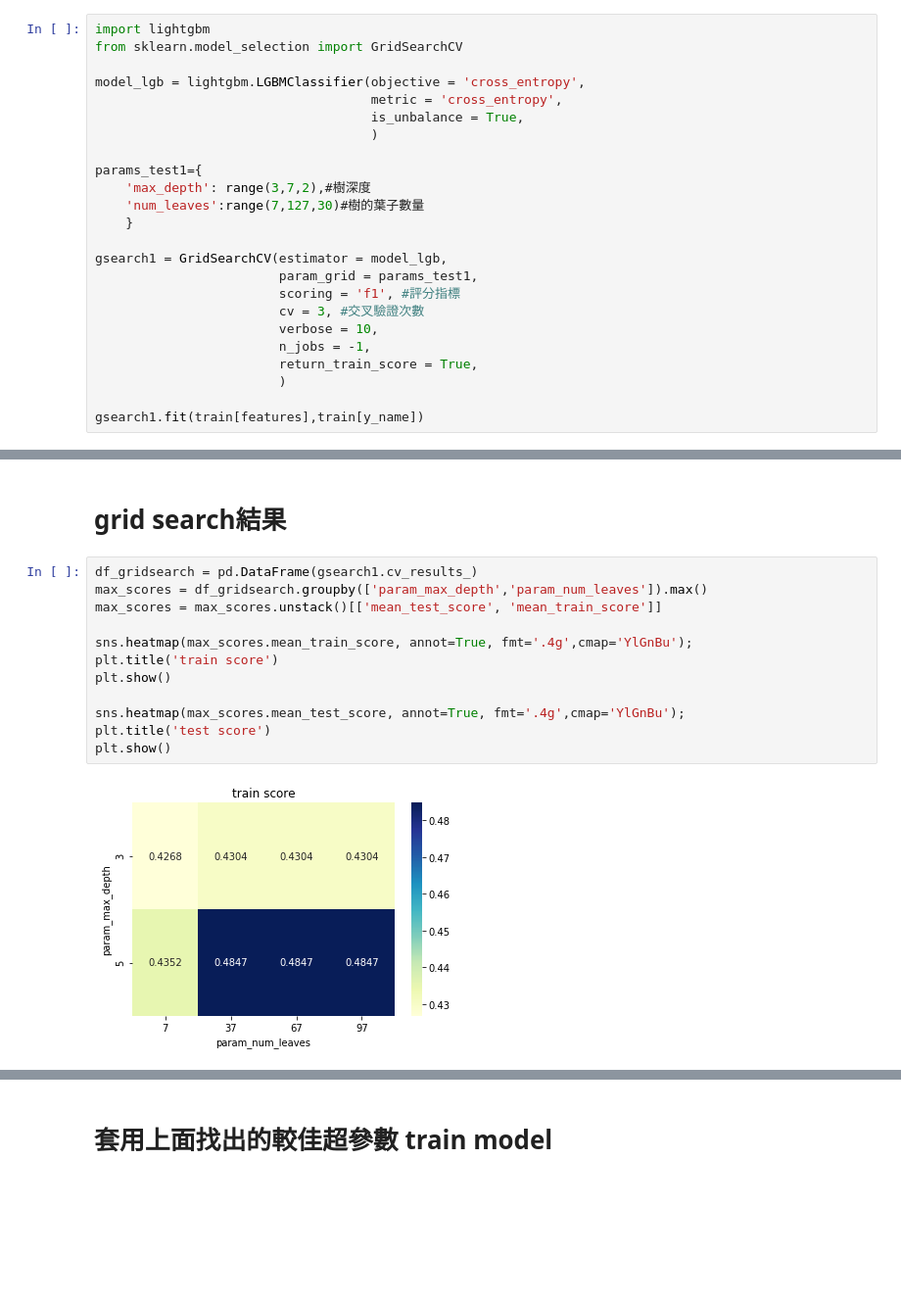
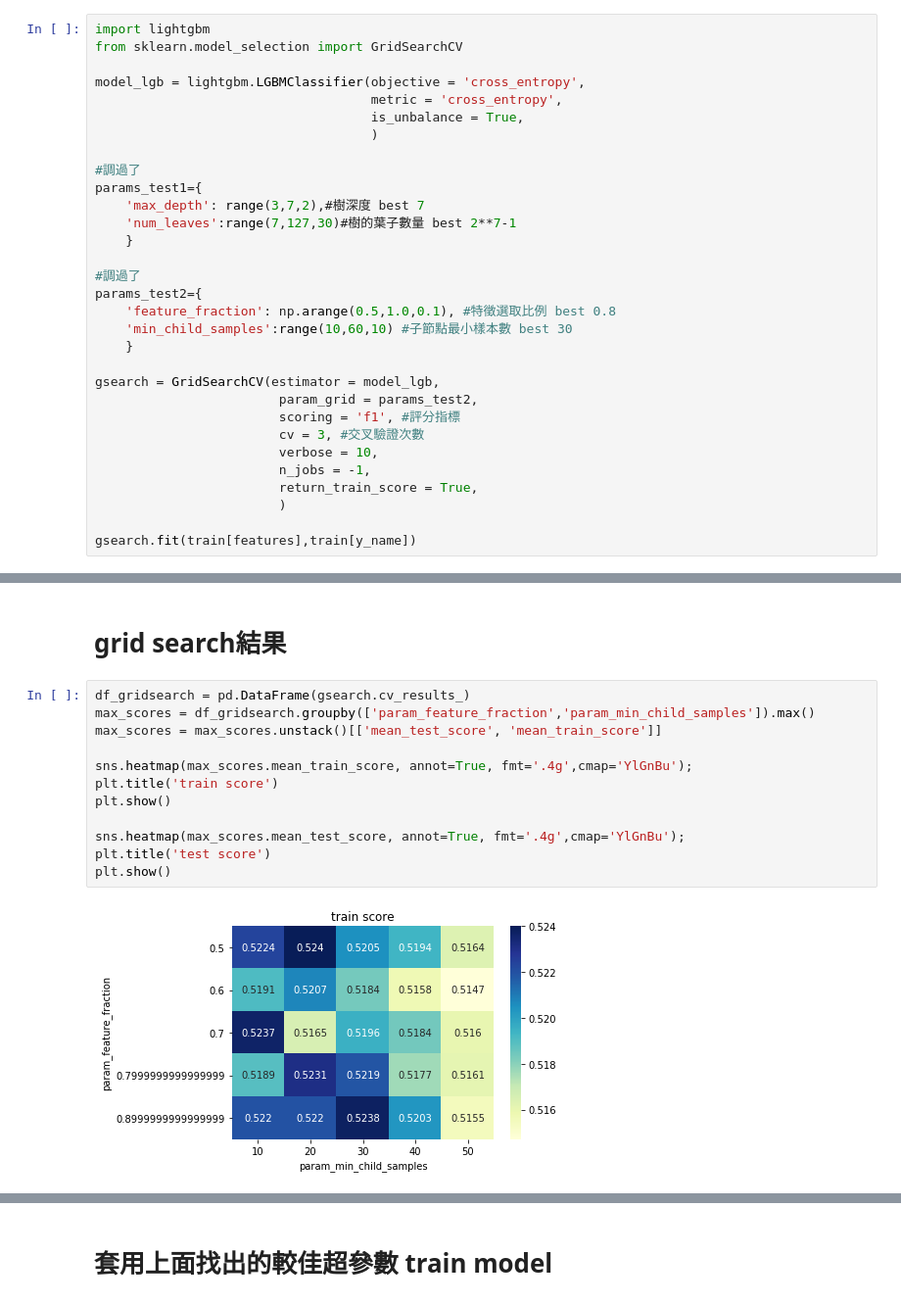
Before and after one commit to skywalker0803r/Ricky, a Jupyter notebook: 玉山AI比賽_modeling.ipynb, the cells around one changed output, grey strips where cells are left out. Shown at 98% size. Saved outputs shown, nothing was run; the diff lists cells and outputs as text; blank space fills up the shorter version.

```diff
--- a/玉山AI比賽_modeling.ipynb
+++ b/玉山AI比賽_modeling.ipynb
@@ -128,13 +128,20 @@ model_lgb = lightgbm.LGBMClassifier(objective = 'cross_entropy',
                                     is_unbalance = True,
                                     )
 
+#調過了
 params_test1={
-    'max_depth': range(3,7,2),#樹深度
-    'num_leaves':range(7,127,30)#樹的葉子數量
+    'max_depth': range(3,7,2),#樹深度 best 7
+    'num_leaves':range(7,127,30)#樹的葉子數量 best 2**7-1
     }
 
-gsearch1 = GridSearchCV(estimator = model_lgb,
-                        param_grid = params_test1,
+#調過了
+params_test2={
+    'feature_fraction': np.arange(0.5,1.0,0.1), #特徵選取比例 best 0.8
+    'min_child_samples':range(10,60,10) #子節點最小樣本數 best 30
+    }
+
+gsearch = GridSearchCV(estimator = model_lgb,
+                        param_grid = params_test2,
                         scoring = 'f1', #評分指標
                         cv = 3, #交叉驗證次數
                         verbose = 10,
@@ -142,5 +149,5 @@ gsearch1 = GridSearchCV(estimator = model_lgb,
                         return_train_score = True,
                         )
 
-gsearch1.fit(train[features],train[y_name])
+gsearch.fit(train[features],train[y_name])
 # %% [output]
@@ -174,16 +185,16 @@ GridSearchCV(cv=3, error_score='raise-deprecating',
 # %% [markdown]
 # grid search結果
 # %%
-df_gridsearch = pd.DataFrame(gsearch1.cv_results_)
-max_scores = df_gridsearch.groupby(['param_max_depth','param_num_leaves']).max()
+df_gridsearch = pd.DataFrame(gsearch.cv_results_)
+max_scores = df_gridsearch.groupby(['param_feature_fraction','param_min_child_samples']).max()
 max_scores = max_scores.unstack()[['mean_test_score', 'mean_train_score']]
 
 sns.heatmap(max_scores.mean_train_score, annot=True, fmt='.4g',cmap='YlGnBu');
 plt.title('train score')
 plt.show()
 
 sns.heatmap(max_scores.mean_test_score, annot=True, fmt='.4g',cmap='YlGnBu');
 plt.title('test score')
 plt.show()
 # %% [output]
-[figure, old version]
+[figure, new version]
```
Also changed, not shown: parts of 7 cells of this notebook.
